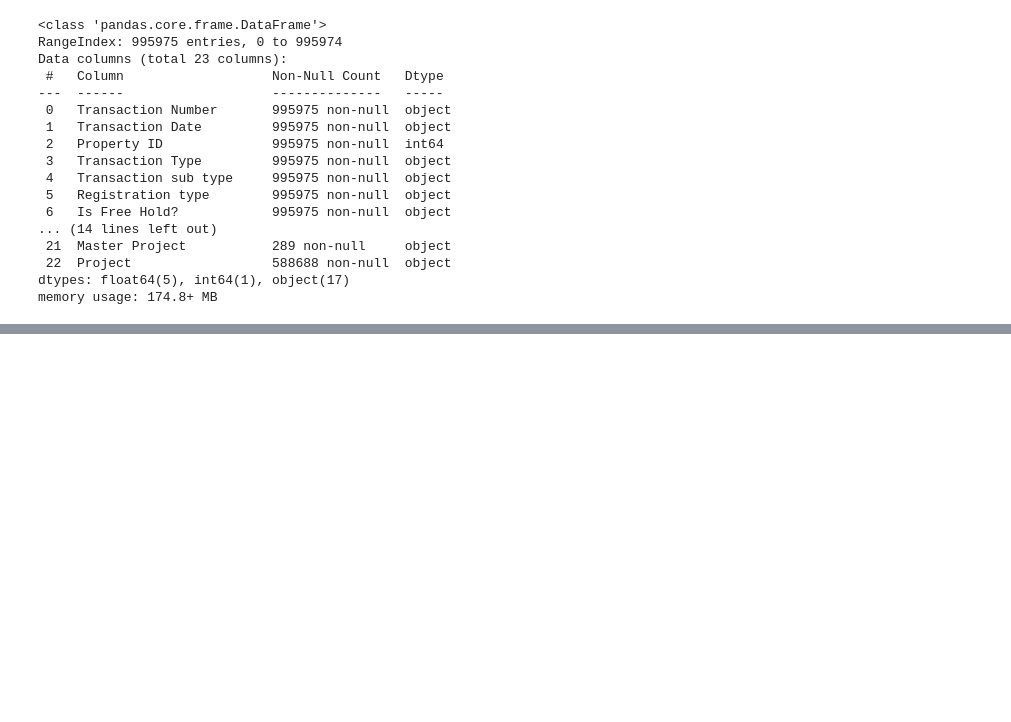
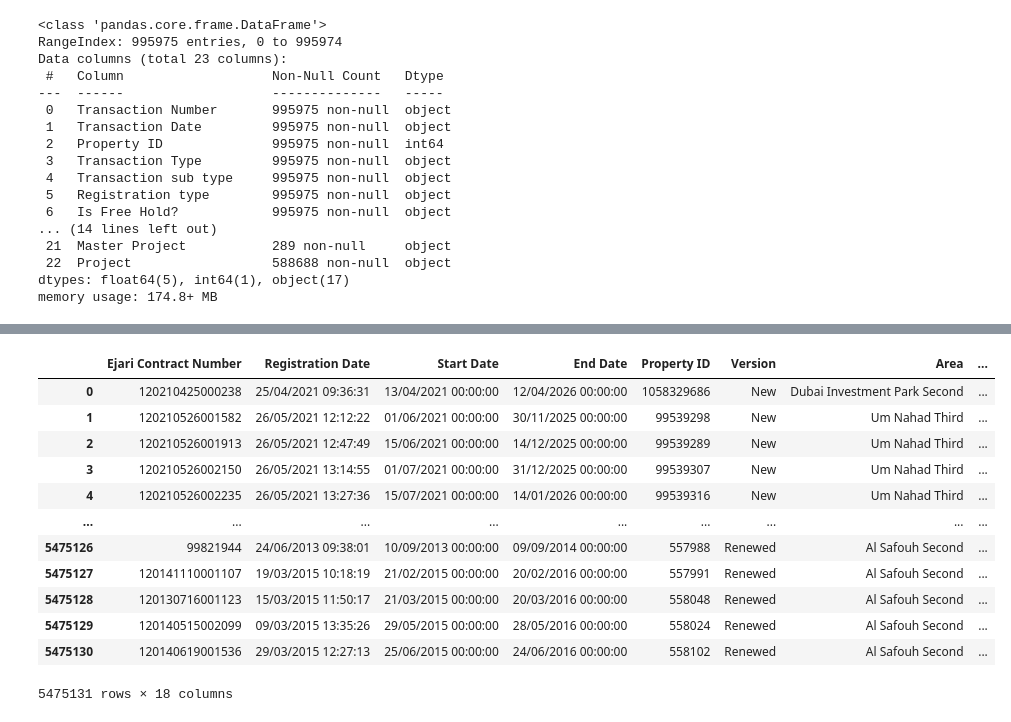
Before and after one commit to codyy6/Ocean-Dubai-House-Rental-and-Sales-Prediction, a Jupyter notebook: Rents & Transactions.ipynb, the cells around one changed output, grey strips where cells are left out. Drawn from its saved outputs; the diff is of its cells as text; code cells hidden in the pictures; blank space fills up the shorter version.

```diff
--- a/Rents & Transactions.ipynb
+++ b/Rents & Transactions.ipynb
@@ -29,0 +230,18 @@ memory usage: 174.8+ MB
+# %%
+rents_df.drop(columns=['Project', 'Master Project', 'Parking', 'Number of Rooms' ], inplace = True)
+# %%
+rents_df
+# %% [output]
+|  | Ejari Contract Number | Registration Date | Start Date | End Date | Property ID | Version | Area | ... |
+| 0 | 120210425000238 | 25/04/2021 09:36:31 | 13/04/2021 00:00:00 | 12/04/2026 00:00:00 | 1058329686 | New | Dubai Investment Park Second | ... |
+| 1 | 120210526001582 | 26/05/2021 12:12:22 | 01/06/2021 00:00:00 | 30/11/2025 00:00:00 | 99539298 | New | Um Nahad Third | ... |
+| 2 | 120210526001913 | 26/05/2021 12:47:49 | 15/06/2021 00:00:00 | 14/12/2025 00:00:00 | 99539289 | New | Um Nahad Third | ... |
+| 3 | 120210526002150 | 26/05/2021 13:14:55 | 01/07/2021 00:00:00 | 31/12/2025 00:00:00 | 99539307 | New | Um Nahad Third | ... |
+| 4 | 120210526002235 | 26/05/2021 13:27:36 | 15/07/2021 00:00:00 | 14/01/2026 00:00:00 | 99539316 | New | Um Nahad Third | ... |
+| ... | ... | ... | ... | ... | ... | ... | ... | ... |
+| 5475126 | 99821944 | 24/06/2013 09:38:01 | 10/09/2013 00:00:00 | 09/09/2014 00:00:00 | 557988 | Renewed | Al Safouh Second | ... |
+| 5475127 | 120141110001107 | 19/03/2015 10:18:19 | 21/02/2015 00:00:00 | 20/02/2016 00:00:00 | 557991 | Renewed | Al Safouh Second | ... |
+| 5475128 | 120130716001123 | 15/03/2015 11:50:17 | 21/03/2015 00:00:00 | 20/03/2016 00:00:00 | 558048 | Renewed | Al Safouh Second | ... |
+| 5475129 | 120140515002099 | 09/03/2015 13:35:26 | 29/05/2015 00:00:00 | 28/05/2016 00:00:00 | 558024 | Renewed | Al Safouh Second | ... |
+| 5475130 | 120140619001536 | 29/03/2015 12:27:13 | 25/06/2015 00:00:00 | 24/06/2016 00:00:00 | 558102 | Renewed | Al Safouh Second | ... |
+5475131 rows × 18 columns
```
Also changed, not shown: parts of 20 cells of this notebook, 4 other files.
